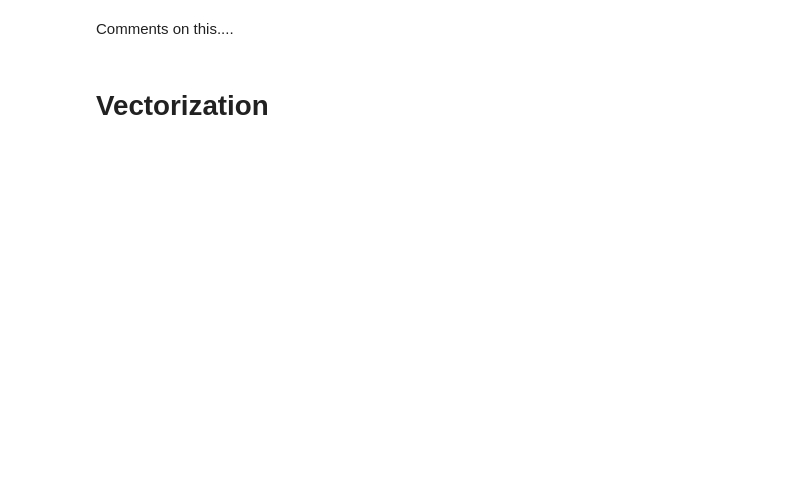
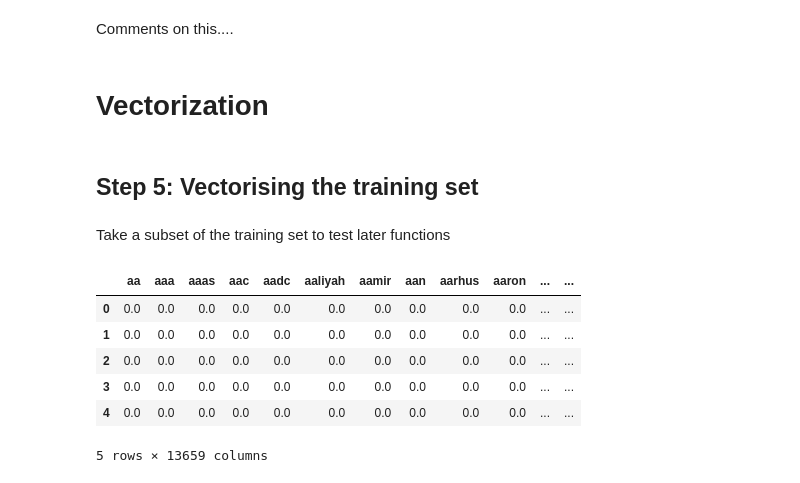
Before and after one commit to L-brierton/Text-Analytics-College-Project, a Jupyter notebook: Homework 2.ipynb, the cells around one changed output. Cells and saved outputs as stored; diff of their text form; code cells hidden in the pictures; blank space fills up the shorter version.

```diff
--- a/Homework 2.ipynb
+++ b/Homework 2.ipynb
@@ -398,8 +446,21 @@ df_real_trigram.head(5)
 Comments on this....
 # %% [markdown]
 # Vectorization
+# %% [markdown]
+## Step 5: Vectorising the training set
+# %% [markdown]
+Take a subset of the training set to test later functions
 # %%
+#the sample output given shows only zeros but it is working
 merged_tokens = [" ".join(x) for x in df_handle["noun_tokens"]]
 tfidf_vectorizer = TfidfVectorizer(norm=None)
-tfidf_out = pd.DataFrame(tfidf_vectorizer.fit_transform(merged_tokens).todense(), columns = tfidf_vectorizer.get_feature_names())
-tfidf_out
+tfidf_train = pd.DataFrame(tfidf_vectorizer.fit_transform(merged_tokens).todense(), columns = tfidf_vectorizer.get_feature_names())
+tfidf_train.head(5)
+# %% [output]
+|  | aa | aaa | aaas | aac | aadc | aaliyah | aamir | aan | aarhus | aaron | ... | ... |
+| 0 | 0.0 | 0.0 | 0.0 | 0.0 | 0.0 | 0.0 | 0.0 | 0.0 | 0.0 | 0.0 | ... | ... |
+| 1 | 0.0 | 0.0 | 0.0 | 0.0 | 0.0 | 0.0 | 0.0 | 0.0 | 0.0 | 0.0 | ... | ... |
+| 2 | 0.0 | 0.0 | 0.0 | 0.0 | 0.0 | 0.0 | 0.0 | 0.0 | 0.0 | 0.0 | ... | ... |
+| 3 | 0.0 | 0.0 | 0.0 | 0.0 | 0.0 | 0.0 | 0.0 | 0.0 | 0.0 | 0.0 | ... | ... |
+| 4 | 0.0 | 0.0 | 0.0 | 0.0 | 0.0 | 0.0 | 0.0 | 0.0 | 0.0 | 0.0 | ... | ... |
+5 rows × 13659 columns
```
Also changed, not shown: parts of 59 cells of this notebook.
